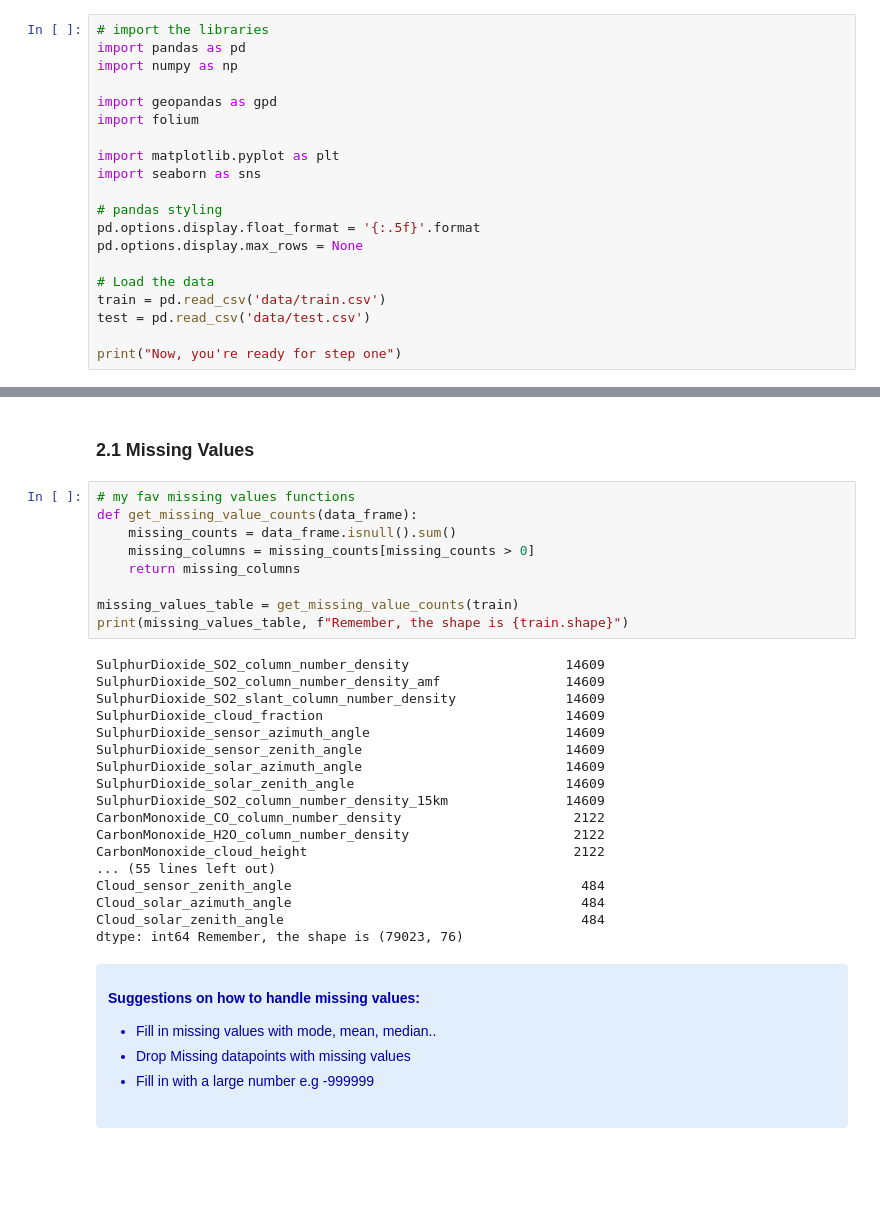
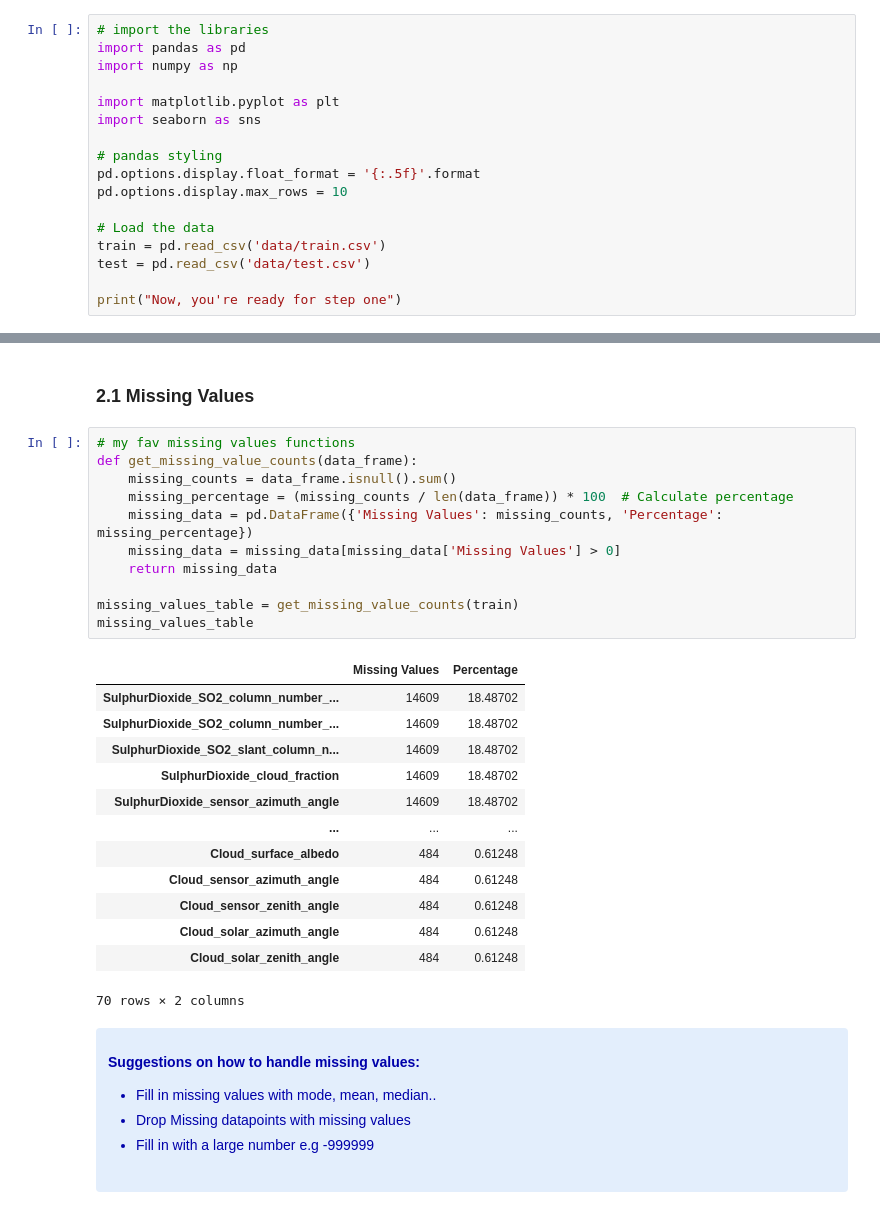
Before and after one commit to mohamedyosef101/rwanda-carbon-emissions, a Jupyter notebook: EDA.ipynb, the cells around one changed output, grey strips where cells are left out. Saved outputs shown, nothing was run; the diff lists cells and outputs as text; blank space fills up the shorter version.

Commit message:
Exploratory Data Analysis
In my missing values function I should not use print, it makes the frame ugly (not in the nice table formate)

```diff
--- a/EDA.ipynb
+++ b/EDA.ipynb
@@ -7,16 +7,13 @@
 # import the libraries
 import pandas as pd
 import numpy as np
-
-import geopandas as gpd
-import folium
 
 import matplotlib.pyplot as plt
 import seaborn as sns
 
 # pandas styling
 pd.options.display.float_format = '{:.5f}'.format
-pd.options.display.max_rows = None
+pd.options.display.max_rows = 10
 
 # Load the data
 train = pd.read_csv('data/train.csv')
@@ -102,30 +99,28 @@ See how many missing values and outliers are there, then put some suggestions on
 # %%
 # my fav missing values functions
 def get_missing_value_counts(data_frame):
     missing_counts = data_frame.isnull().sum()
-    missing_columns = missing_counts[missing_counts > 0]
-    return missing_columns
+    missing_percentage = (missing_counts / len(data_frame)) * 100  # Calculate percentage
+    missing_data = pd.DataFrame({'Missing Values': missing_counts, 'Percentage': missing_percentage})
+    missing_data = missing_data[missing_data['Missing Values'] > 0]
+    return missing_data
 
 missing_values_table = get_missing_value_counts(train)
-print(missing_values_table, f"Remember, the shape is {train.shape}")
+missing_values_table
 # %% [output]
+|  | Missing Values | Percentage |
+| SulphurDioxide_SO2_column_number_... | 14609 | 18.48702 |
+| SulphurDioxide_SO2_column_number_... | 14609 | 18.48702 |
+| SulphurDioxide_SO2_slant_column_n... | 14609 | 18.48702 |
+| SulphurDioxide_cloud_fraction | 14609 | 18.48702 |
+| SulphurDioxide_sensor_azimuth_angle | 14609 | 18.48702 |
+| ... | ... | ... |
+| Cloud_surface_albedo | 484 | 0.61248 |
+| Cloud_sensor_azimuth_angle | 484 | 0.61248 |
+| Cloud_sensor_zenith_angle | 484 | 0.61248 |
+| Cloud_solar_azimuth_angle | 484 | 0.61248 |
+| Cloud_solar_zenith_angle | 484 | 0.61248 |
-SulphurDioxide_SO2_column_number_density                    14609
-SulphurDioxide_SO2_column_number_density_amf                14609
-SulphurDioxide_SO2_slant_column_number_density              14609
-SulphurDioxide_cloud_fraction                               14609
-SulphurDioxide_sensor_azimuth_angle                         14609
-SulphurDioxide_sensor_zenith_angle                          14609
-SulphurDioxide_solar_azimuth_angle                          14609
-SulphurDioxide_solar_zenith_angle                           14609
-SulphurDioxide_SO2_column_number_density_15km               14609
-CarbonMonoxide_CO_column_number_density                      2122
-CarbonMonoxide_H2O_column_number_density                     2122
-CarbonMonoxide_cloud_height                                  2122
-... (55 lines left out)
-Cloud_sensor_zenith_angle                                     484
-Cloud_solar_azimuth_angle                                     484
-Cloud_solar_zenith_angle                                      484
-dtype: int64 Remember, the shape is (79023, 76)
+70 rows × 2 columns
 # %% [markdown]
 <div style="background: #e3eefc; padding: 24px 12px; color: #00a; margin: 4px 80px 4px 4px; border-radius: 4px;">
 
```
